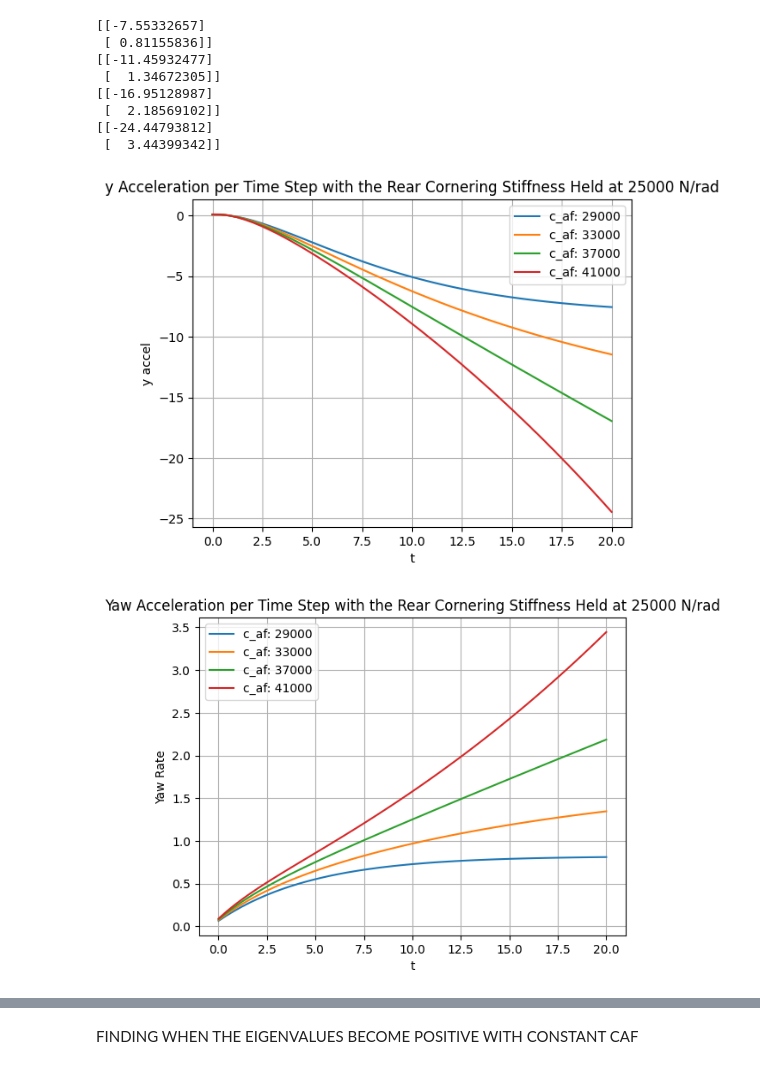
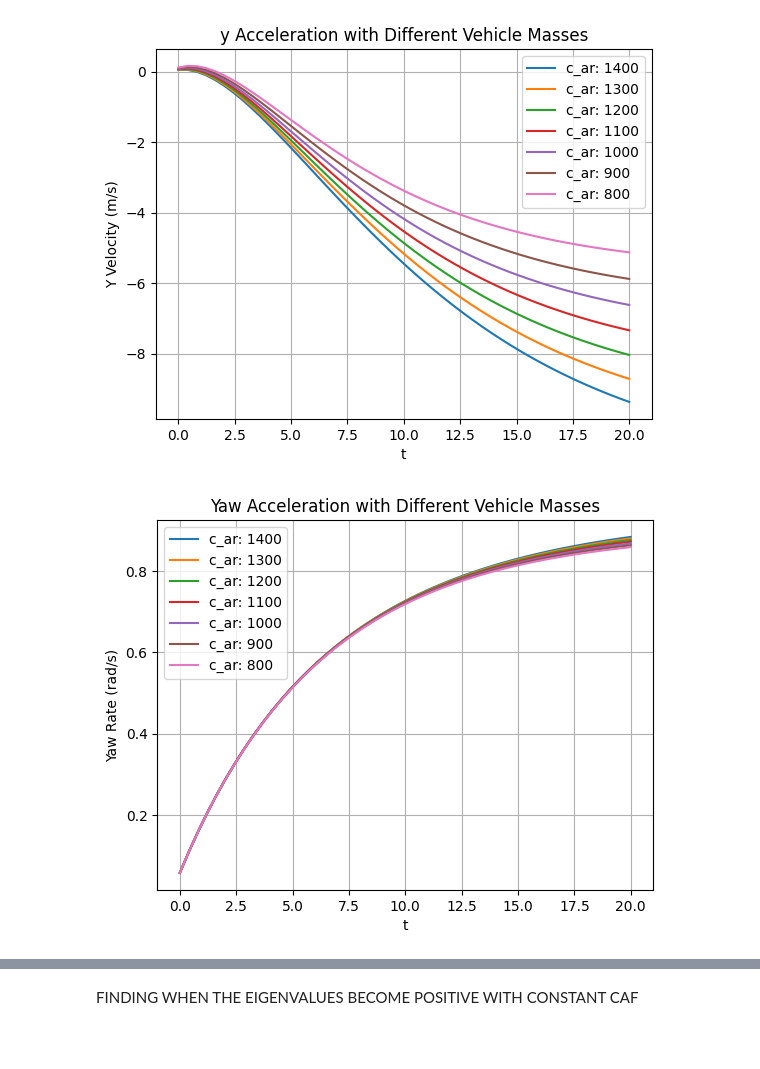
Before and after one commit to hepromark/BicycleModelExploration, a Jupyter notebook: part2d.ipynb, the cells around one changed output, grey strips where cells are left out. Cells and saved outputs as stored; diff of their text form; code cells hidden in the pictures; blank space fills up the shorter version.

```diff
--- a/part2d.ipynb
+++ b/part2d.ipynb
@@ -85,7 +85,7 @@ class BicycleSolver:
 
         # Y accel
         plt.xlabel('t')
-        plt.ylabel("y accel")
+        plt.ylabel("Y Velocity (m/s)")
         plt.legend()
         plt.grid()
         plt.title(title1)
@@ -99,7 +99,7 @@ class BicycleSolver:
             plt.plot(t_values, [val[1] for val in hist], label=labels[i])
 
         plt.xlabel('t')
-        plt.ylabel("Yaw Rate")
+        plt.ylabel("Yaw Rate (rad/s)")
         plt.legend()
         plt.grid()
         plt.title(title2)
@@ -133,9 +133,3 @@ solver = BicycleSolver(
 
 def task_a_model(y, t) -> np.ndarray:
     return solver.bicycle_model(solver.A, solver.B, y, const_delta(t))
-
-res, hist = solver.solve(solver.rk4, task_a_model, init_vector, init_t, max_iter, step_size)
-res_2, hist_2 = solver.solve(solver.eulers_method, task_a_model, init_vector, init_t, max_iter, step_size)
-target_hist = [solver.target(t) for t in np.linspace(init_t, t_final, max_iter)]
-
-solver.visualize_results([hist, hist_2, target_hist], ["Rk4", "Euler", "Analytical Solution"], init_t, t_final, max_iter)
@@ -199,65 +168,34 @@ solver.visualize_results(histories, labels, init_t, t_final, max_iter)
 # %%
 import numpy as np
-modified_C_a = [29000, 33000, 37000, 41000]
+modified_m = [1400, 1300, 1200, 1100, 1000, 900, 800]
 
 """
-1. test both increase
-2. test one increase at a time
-3. maybe explicitly verify what happens if the cornering rear stiffness is greater than the front
+Variable Mass
 """
 
 t_final = 20
 init_t = 0
 step_size = 0.05
 histories = []
 labels = []
 
-for i in range(len(modified_C_a)):
+for i in range(len(modified_m)):
     solver = BicycleSolver(
 
-        m = 1400,
-        a = 1.14,
-        b = 1.33,
-        C_alpha_f = modified_C_a[i],
-        C_alpha_r = 25000,
-        I_z = 2420,
-        u = 75 * 1000 / 3600
-    )
-
-    res, hist = solver.solve(solver.rk4, task_a_model, init_vector, init_t, max_iter, step_size)
-    print(hist[-1])
-
-    histories.append(hist)
-    labels.append(f'c_af: {modified_C_a[i]}')
-
-solver.visualize_results(histories, labels, init_t, t_final, max_iter, "y Acceleration per Time Step with the Rear Cornering Stiffness Held at 25000 N/rad", "Yaw Acceleration per Time Step with the Rear Cornering Stiffness Held at 25000 N/rad")
-histories = []
-labels = []
-for i in range(len(modified_C_a)):
-    solver = BicycleSolver(
-
-        m = 1400,
+        m = modified_m[i],
         a = 1.14,
         b = 1.33,
         C_alpha_f = 25000,
-        C_alpha_r = modified_C_a[i],
+        C_alpha_r = 21000,
         I_z = 2420,
         u = 75 * 1000 / 3600
     )
 
     res, hist = solver.solve(solver.rk4, task_a_model, init_vector, init_t, max_iter, step_size)
     histories.append(hist)
-    labels.append(f'c_ar: {modified_C_a[i]}')
+    labels.append(f'c_ar: {modified_m[i]}')
 
-solver.visualize_results(histories, labels, init_t, t_final, max_iter, "Lateral Velocity with Explicit Oscillations", "Yaw Rate with Explicit Oscillations")
+solver.visualize_results(histories, labels, init_t, t_final, max_iter, "y Acceleration with Different Vehicle Masses", "Yaw Acceleration with Different Vehicle Masses")
 # %% [output]
-[[-7.55332657]
- [ 0.81155836]]
-[[-11.45932477]
- [  1.34672305]]
-[[-16.95128987]
- [  2.18569102]]
-[[-24.44793812]
- [  3.44399342]]
-[figure, old version]
+[figure, new version]
-[figure, old version]
+[figure, new version]
```
Also changed, not shown: parts of 10 cells of this notebook.
